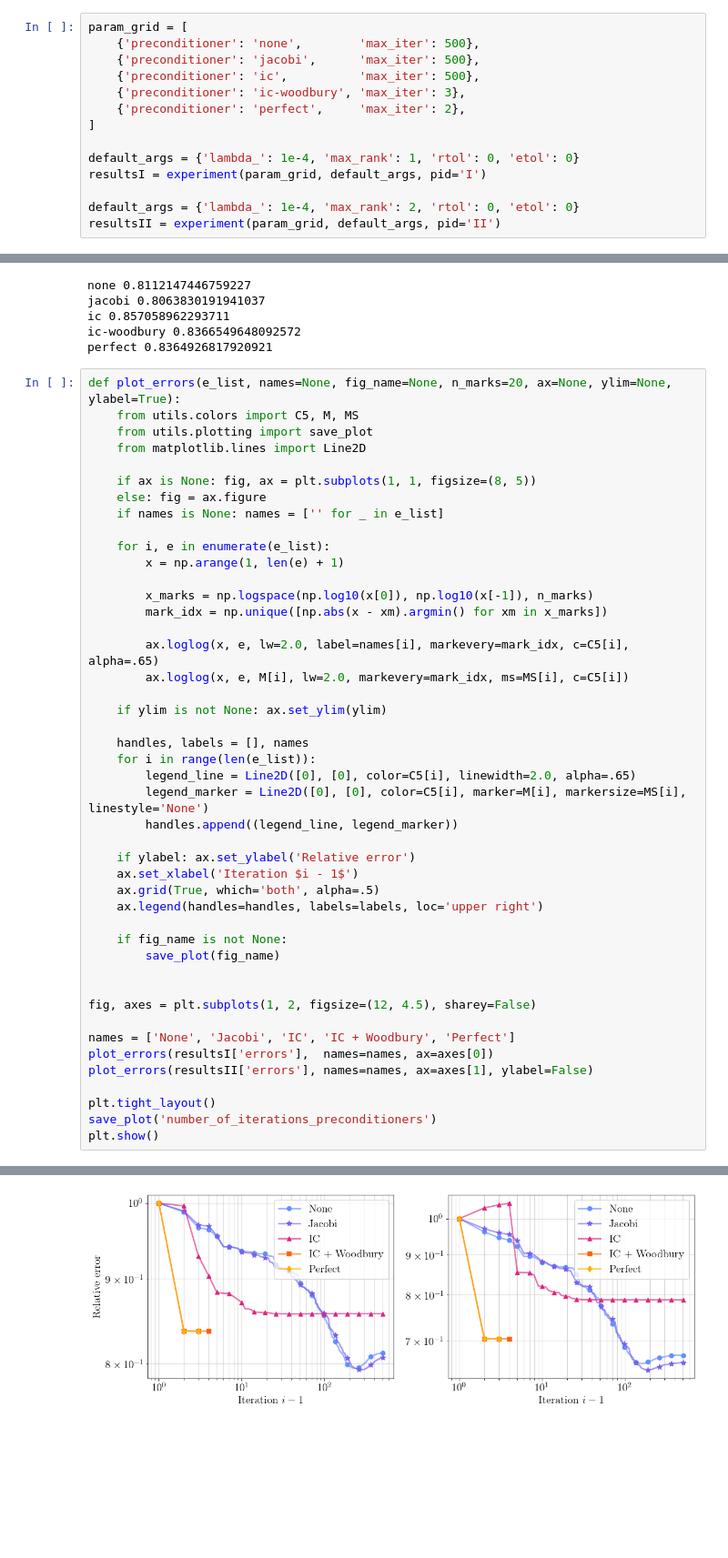
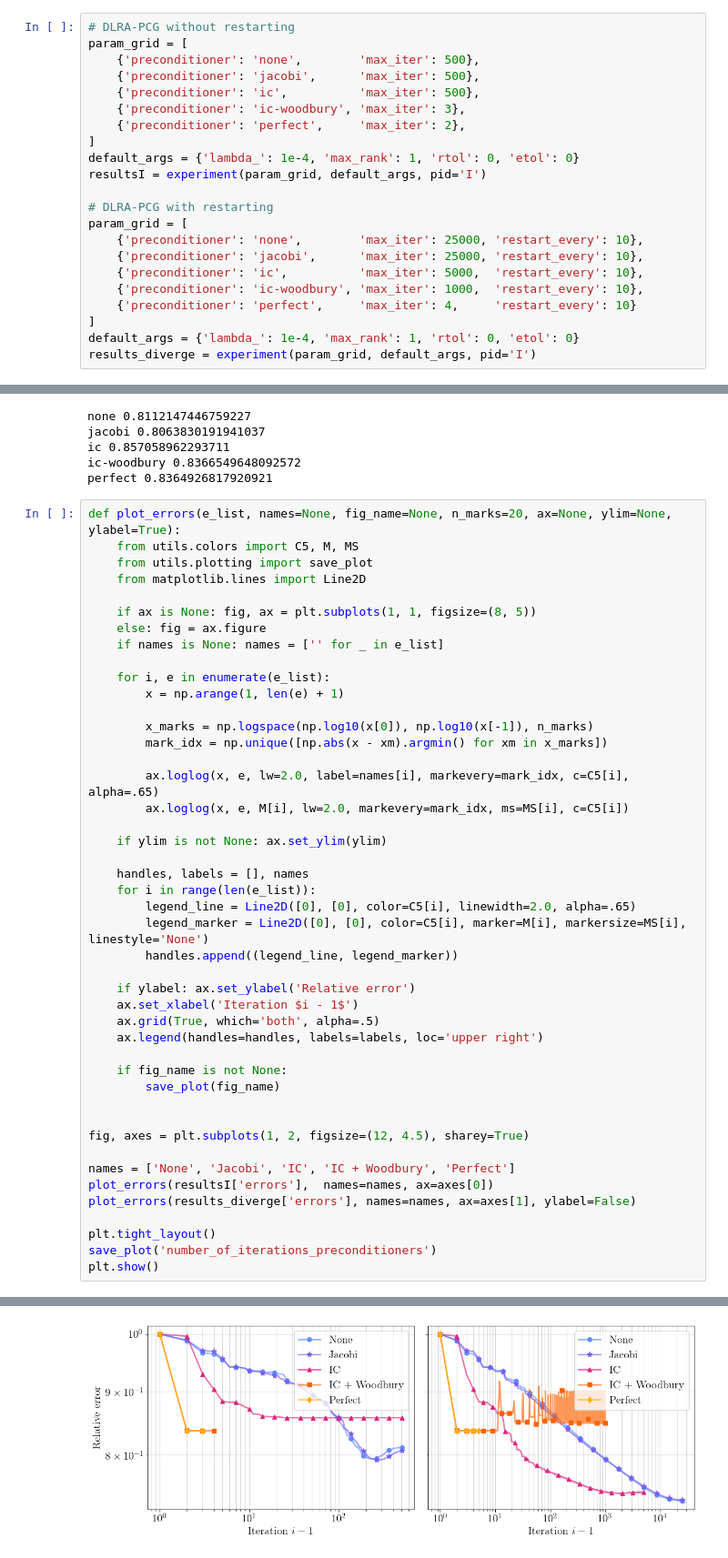
Before and after one commit to EliasSev/masters-thesis, a Jupyter notebook: notebooks/dynamical_low_rank_cg/13_preconditioner_convergence.ipynb, the cells around one changed output, grey strips where cells are left out. Shown at 91% size. Cells and saved outputs as stored; diff of their text form; blank space fills up the shorter version.

```diff
--- a/notebooks/dynamical_low_rank_cg/13_preconditioner_convergence.ipynb
+++ b/notebooks/dynamical_low_rank_cg/13_preconditioner_convergence.ipynb
@@ -88,6 +86,7 @@ def experiment(param_grid, default_args, pid, k=50):
 
     return {'solutions': solutions, 'errors': errors, 'residuals': residuals}
 # %%
+# DLRA-PCG without restarting
 param_grid = [
     {'preconditioner': 'none',        'max_iter': 500},
     {'preconditioner': 'jacobi',      'max_iter': 500},
@@ -95,12 +94,19 @@ param_grid = [
     {'preconditioner': 'ic-woodbury', 'max_iter': 3},
     {'preconditioner': 'perfect',     'max_iter': 2},
 ]
-
 default_args = {'lambda_': 1e-4, 'max_rank': 1, 'rtol': 0, 'etol': 0}
 resultsI = experiment(param_grid, default_args, pid='I')
 
-default_args = {'lambda_': 1e-4, 'max_rank': 2, 'rtol': 0, 'etol': 0}
-resultsII = experiment(param_grid, default_args, pid='II')
+# DLRA-PCG with restarting
+param_grid = [
+    {'preconditioner': 'none',        'max_iter': 25000, 'restart_every': 10},
+    {'preconditioner': 'jacobi',      'max_iter': 25000, 'restart_every': 10},
+    {'preconditioner': 'ic',          'max_iter': 5000,  'restart_every': 10},
+    {'preconditioner': 'ic-woodbury', 'max_iter': 1000,  'restart_every': 10},
+    {'preconditioner': 'perfect',     'max_iter': 4,     'restart_every': 10}
+]
+default_args = {'lambda_': 1e-4, 'max_rank': 1, 'rtol': 0, 'etol': 0}
+results_diverge = experiment(param_grid, default_args, pid='I')
 # %% [output]
 [##############################] 500/500
 [##############################] 500/500
@@ -139,33 +145,33 @@ def plot_errors(e_list, names=None, fig_name=None, n_marks=20, ax=None, ylim=Non
 
         ax.loglog(x, e, lw=2.0, label=names[i], markevery=mark_idx, c=C5[i], alpha=.65)
         ax.loglog(x, e, M[i], lw=2.0, markevery=mark_idx, ms=MS[i], c=C5[i])
 
     if ylim is not None: ax.set_ylim(ylim)
 
     handles, labels = [], names
     for i in range(len(e_list)):
         legend_line = Line2D([0], [0], color=C5[i], linewidth=2.0, alpha=.65)
         legend_marker = Line2D([0], [0], color=C5[i], marker=M[i], markersize=MS[i], linestyle='None')
         handles.append((legend_line, legend_marker))
 
     if ylabel: ax.set_ylabel('Relative error')
     ax.set_xlabel('Iteration $i - 1$')
     ax.grid(True, which='both', alpha=.5)
     ax.legend(handles=handles, labels=labels, loc='upper right')
 
     if fig_name is not None:
         save_plot(fig_name)
 
 
-fig, axes = plt.subplots(1, 2, figsize=(12, 4.5), sharey=False)
+fig, axes = plt.subplots(1, 2, figsize=(12, 4.5), sharey=True)
 
 names = ['None', 'Jacobi', 'IC', 'IC + Woodbury', 'Perfect']
 plot_errors(resultsI['errors'],  names=names, ax=axes[0])
-plot_errors(resultsII['errors'], names=names, ax=axes[1], ylabel=False)
+plot_errors(results_diverge['errors'], names=names, ax=axes[1], ylabel=False)
 
 plt.tight_layout()
 save_plot('number_of_iterations_preconditioners')
 plt.show()
 # %% [output]
 ../../figures/number_of_iterations_preconditioners.png already exists
-[figure, old version]
+[figure, new version]
```
Also changed, not shown: parts of 17 cells of this notebook, 6 other files.
